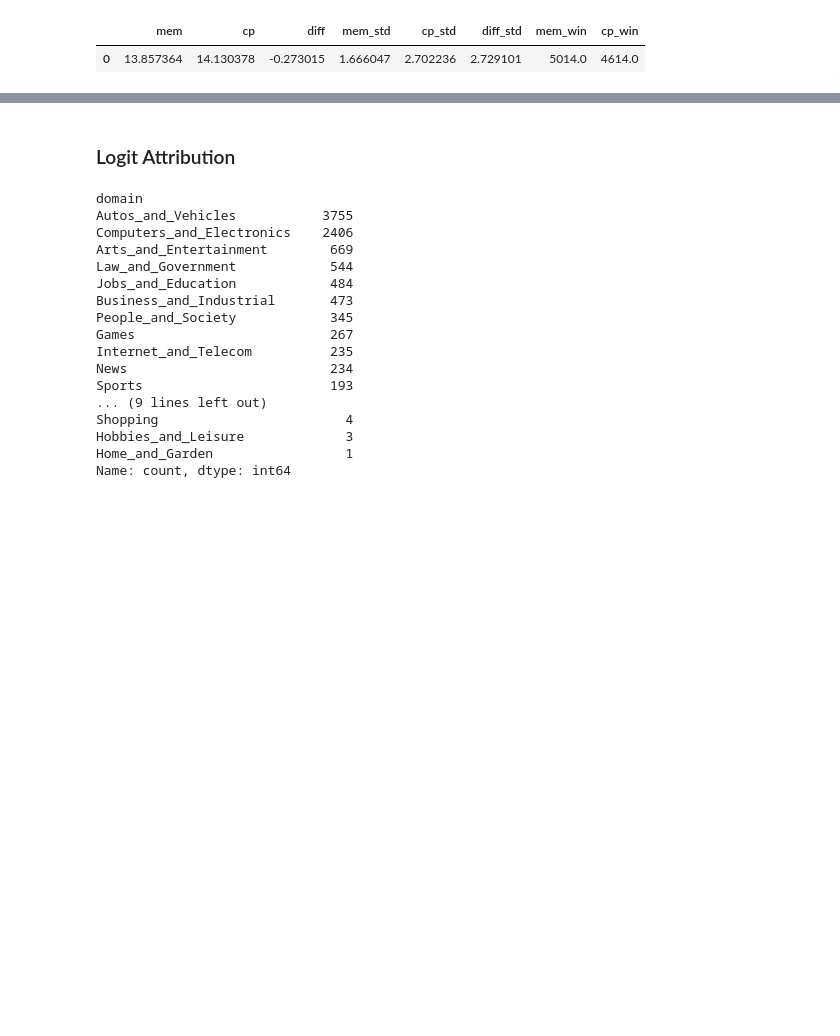
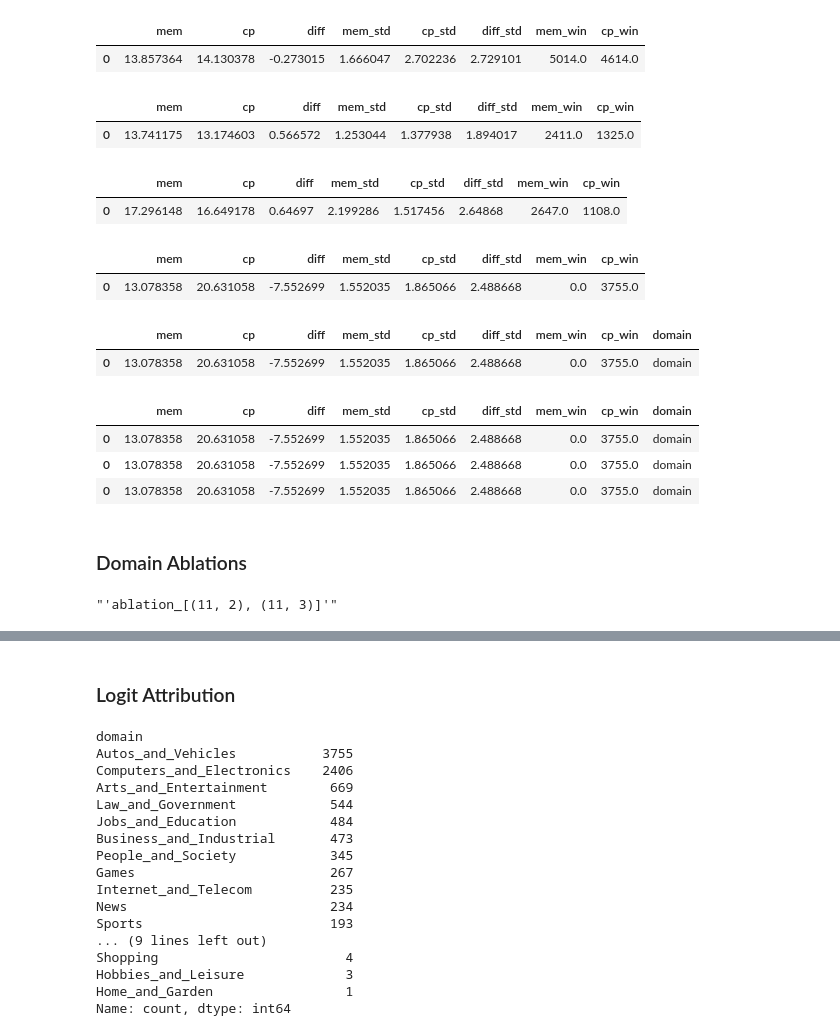
Before and after one commit to asendotsinski/comp-mech-generalizability, a Jupyter notebook: notebooks/domain_extraction.ipynb, the cells around one changed output, grey strips where cells are left out. Cells and saved outputs as stored; diff of their text form; code cells hidden in the pictures; blank space fills up the shorter version.

```diff
--- a/notebooks/domain_extraction.ipynb
+++ b/notebooks/domain_extraction.ipynb
@@ -424,7 +424,7 @@ Loaded pretrained model gpt2 into HookedTransformer
 # %%
 dataset = BaseDataset(path = "../data/full_data_sampled_gpt2_with_domains.json",
                       model = ablation_model,
-                      experiment="copyVSfact",
-                      prompt_type="domain",
-                      no_subject=True)
-ablator = Ablator(model=ablation_model, dataset=dataset, experiment="copyVSfact", batch_size=20)
+                      experiment="copyVSfactDomain",
+                      domain="Autos_and_Vehicles",
+                      no_subject=False)
+ablator = Ablator(model=ablation_model, dataset=dataset, experiment="copyVSfactDomain", batch_size=20)
@@ -434,3 +441,27 @@ ablator.run()
 # %% [output]
 |  | mem | cp | diff | mem_std | cp_std | diff_std | mem_win | cp_win |
 | 0 | 13.857364 | 14.130378 | -0.273015 | 1.666047 | 2.702236 | 2.729101 | 5014.0 | 4614.0 |
+# %%
+# ablation at attribute position (Autos_and_Vehicles)
+ablator = Ablator(model=ablation_model, dataset=dataset, experiment="copyVSfactDomain", batch_size=20)
+ablator.set_heads(heads=[(10,7), (11,10)], value=5, position="attribute")
+ablator.run()
+# %% [output]
+|  | mem | cp | diff | mem_std | cp_std | diff_std | mem_win | cp_win |
+| 0 | 13.741175 | 13.174603 | 0.566572 | 1.253044 | 1.377938 | 1.894017 | 2411.0 | 1325.0 |
+# %%
+# ablation at subject position (Autos_and_Vehicles)
+ablator = Ablator(model=ablation_model, dataset=dataset, experiment="copyVSfactDomain", batch_size=20)
+ablator.set_heads(heads=[(11,2), (11,3)], value=5, position="subject")
+ablator.run()
+# %% [output]
+|  | mem | cp | diff | mem_std | cp_std | diff_std | mem_win | cp_win |
+| 0 | 17.296148 | 16.649178 | 0.64697 | 2.199286 | 1.517456 | 2.64868 | 2647.0 | 1108.0 |
+# %%
+# ablation at attribute position (Autos_and_Vehicles)
+ablator = Ablator(model=ablation_model, dataset=dataset, experiment="copyVSfactDomain", batch_size=20)
+ablator.set_heads(heads=[(11,2), (11,3)], value=5, position="attribute")
+ablator.run()
+# %% [output]
+|  | mem | cp | diff | mem_std | cp_std | diff_std | mem_win | cp_win |
+| 0 | 13.078358 | 20.631058 | -7.552699 | 1.552035 | 1.865066 | 2.488668 | 0.0 | 3755.0 |
@@ -436,0 +470,16 @@ ablator.run()
+# %%
+result["domain"] =  "domain"
+result
+# %% [output]
+|  | mem | cp | diff | mem_std | cp_std | diff_std | mem_win | cp_win | domain |
+| 0 | 13.078358 | 20.631058 | -7.552699 | 1.552035 | 1.865066 | 2.488668 | 0.0 | 3755.0 | domain |
+# %%
+df = pd.concat([result, result, result])
+df
+# %% [output]
+|  | mem | cp | diff | mem_std | cp_std | diff_std | mem_win | cp_win | domain |
+| 0 | 13.078358 | 20.631058 | -7.552699 | 1.552035 | 1.865066 | 2.488668 | 0.0 | 3755.0 | domain |
+| 0 | 13.078358 | 20.631058 | -7.552699 | 1.552035 | 1.865066 | 2.488668 | 0.0 | 3755.0 | domain |
+| 0 | 13.078358 | 20.631058 | -7.552699 | 1.552035 | 1.865066 | 2.488668 | 0.0 | 3755.0 | domain |
+# %% [markdown]
+### Domain Ablations
@@ -436,0 +500,4 @@ ablator.run()
+# %%
+repr(f"ablation_{ablation_layer_heads}")
+# %% [output]
+"'ablation_[(11, 2), (11, 3)]'"
```
Also changed, not shown: parts of 16 cells of this notebook, 7 other files.
